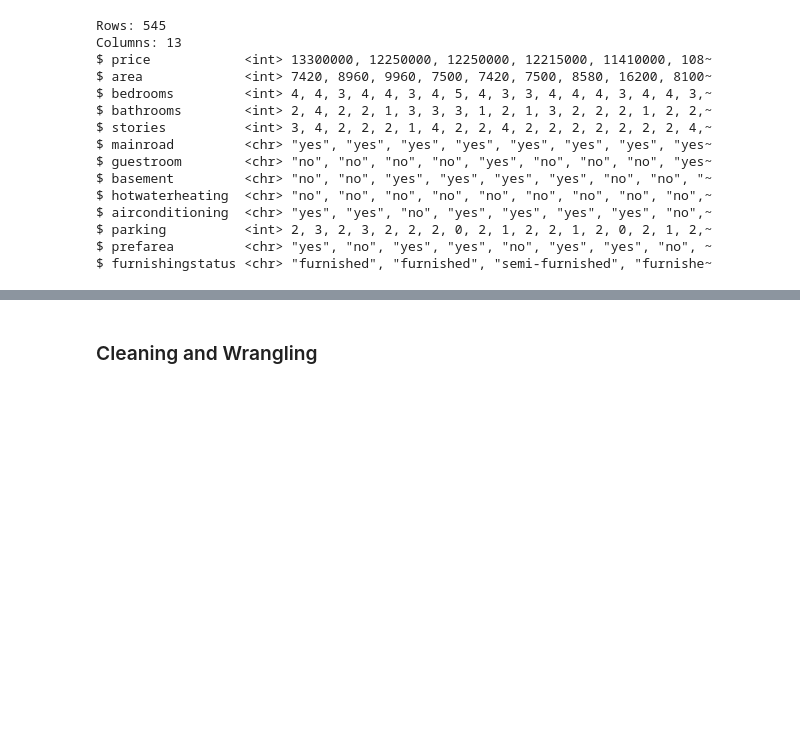
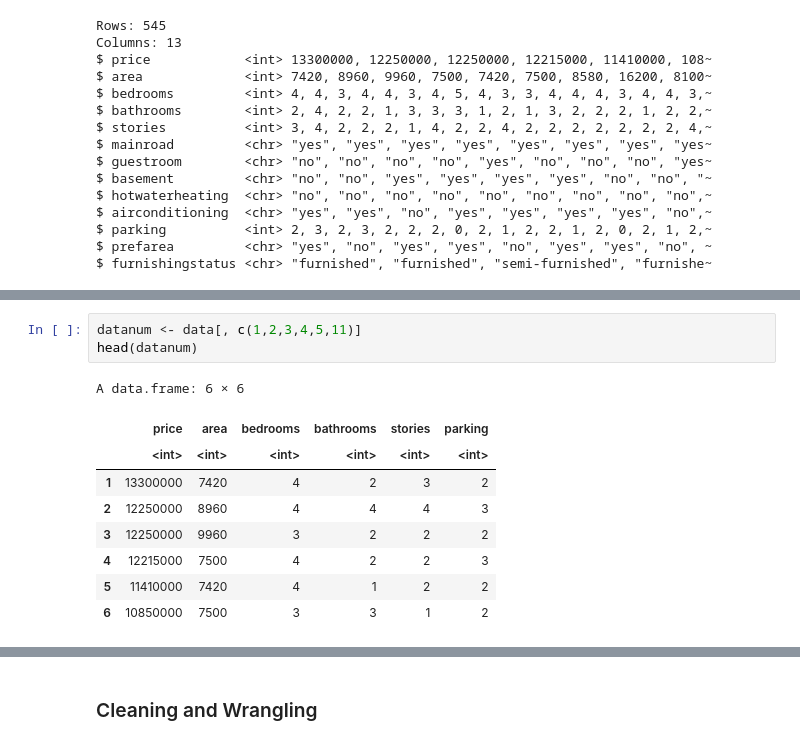
Before and after one commit to izk20/housing-prices, a Jupyter notebook: HousingPrices.ipynb, the cells around one changed output, grey strips where cells are left out. Saved outputs shown, nothing was run; the diff lists cells and outputs as text; blank space fills up the shorter version.

```diff
--- a/HousingPrices.ipynb
+++ b/HousingPrices.ipynb
@@ -58,0 +72,13 @@ $ furnishingstatus <chr> "furnished", "furnished", "semi-furnished", "furnishe~
+# %%
+datanum <- data[, c(1,2,3,4,5,11)]
+head(datanum)
+# %% [output]
+A data.frame: 6 × 6
+|  | price | area | bedrooms | bathrooms | stories | parking |
+|  | <int> | <int> | <int> | <int> | <int> | <int> |
+| 1 | 13300000 | 7420 | 4 | 2 | 3 | 2 |
+| 2 | 12250000 | 8960 | 4 | 4 | 4 | 3 |
+| 3 | 12250000 | 9960 | 3 | 2 | 2 | 2 |
+| 4 | 12215000 | 7500 | 4 | 2 | 2 | 3 |
+| 5 | 11410000 | 7420 | 4 | 1 | 2 | 2 |
+| 6 | 10850000 | 7500 | 3 | 3 | 1 | 2 |
```
Also changed, not shown: parts of 25 cells of this notebook.
